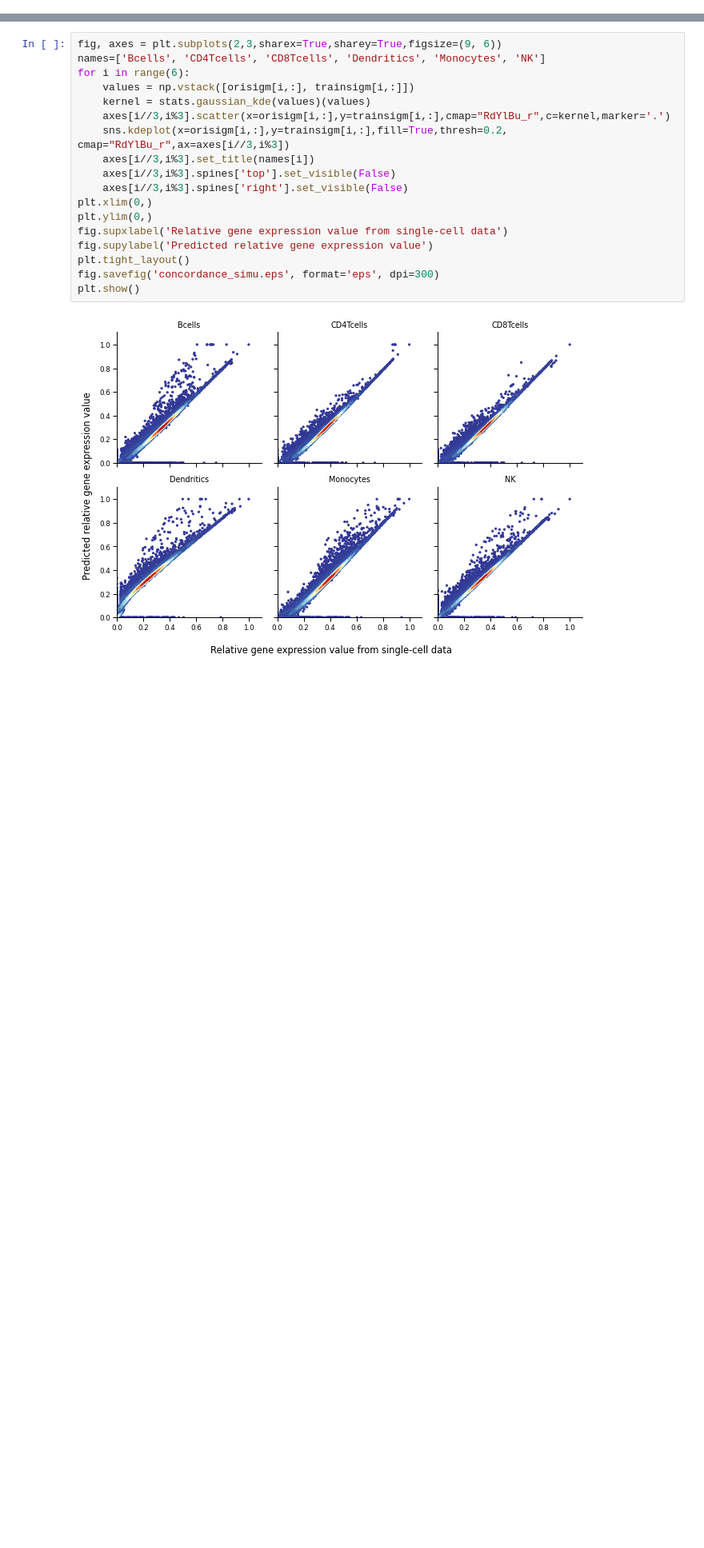
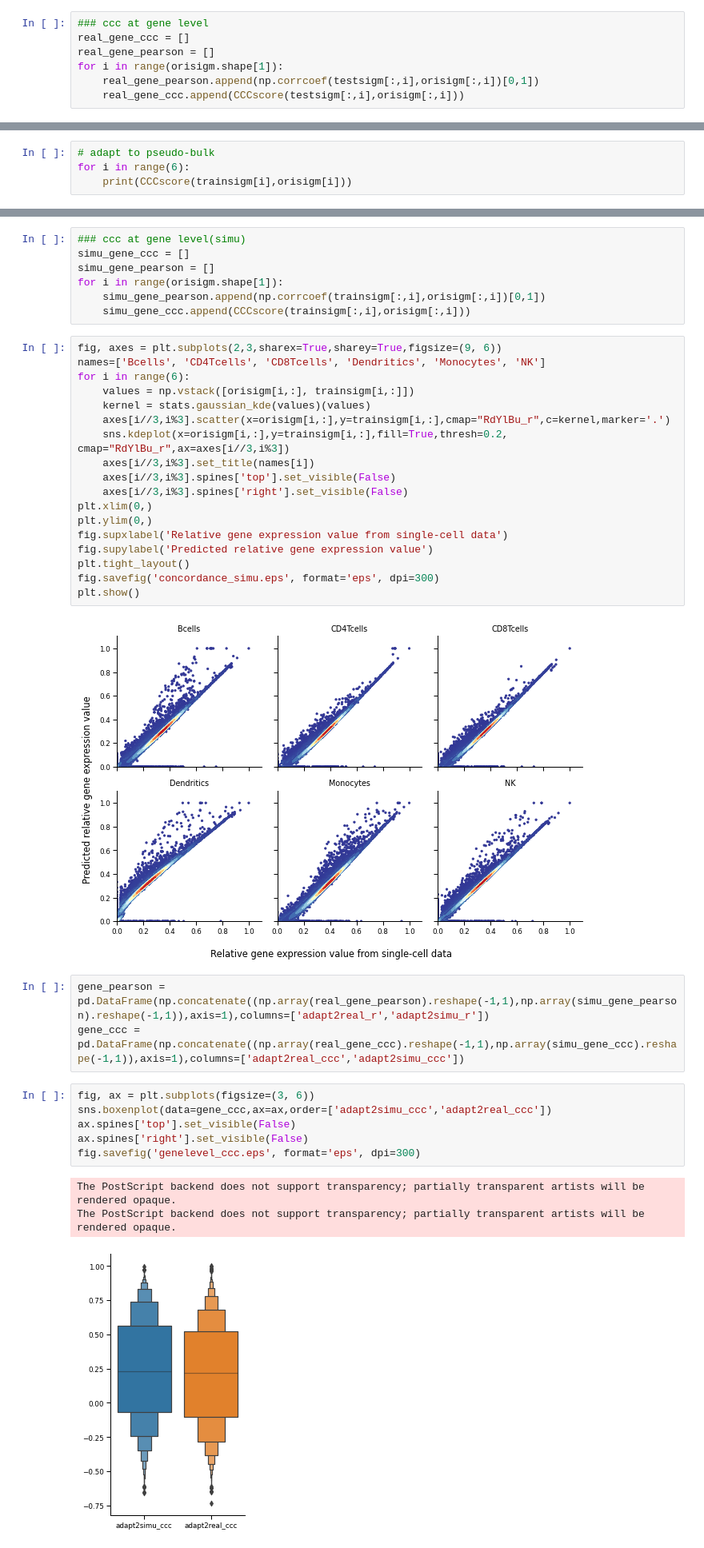
Before and after one commit to poseidonchan/TAPE, a Jupyter notebook: Experiments/Figures/concordance_analysis.ipynb, the cells around one changed output, grey strips where cells are left out. Shown: that part at 80% size. Saved outputs shown, nothing was run; the diff lists cells and outputs as text; blank space fills up the shorter version.

```diff
--- a/Experiments/Figures/concordance_analysis.ipynb
+++ b/Experiments/Figures/concordance_analysis.ipynb
@@ -13,3 +117,10 @@ trainsigm = np.load('trainsigm.npy')
+# %%
+### ccc at gene level
+real_gene_ccc = []
+real_gene_pearson = []
+for i in range(orisigm.shape[1]):
+    real_gene_pearson.append(np.corrcoef(testsigm[:,i],orisigm[:,i])[0,1])
+    real_gene_ccc.append(CCCscore(testsigm[:,i],orisigm[:,i]))
 # %%
 fig, axes = plt.subplots(2,3,sharex=True,sharey=True,figsize=(9, 6))
 names=['Bcells', 'CD4Tcells', 'CD8Tcells', 'Dendritics', 'Monocytes', 'NK']
@@ -30,3 +141,7 @@ fig.savefig('concordance_real.eps', format='eps', dpi=300)
 plt.show()
 # %% [output]
 [figure]
+# %%
+# adapt to pseudo-bulk
+for i in range(6):
+    print(CCCscore(trainsigm[i],orisigm[i]))
@@ -33,3 +155,10 @@ plt.show()
+# %%
+### ccc at gene level(simu)
+simu_gene_ccc = []
+simu_gene_pearson = []
+for i in range(orisigm.shape[1]):
+    simu_gene_pearson.append(np.corrcoef(trainsigm[:,i],orisigm[:,i])[0,1])
+    simu_gene_ccc.append(CCCscore(trainsigm[:,i],orisigm[:,i]))
 # %%
 fig, axes = plt.subplots(2,3,sharex=True,sharey=True,figsize=(9, 6))
 names=['Bcells', 'CD4Tcells', 'CD8Tcells', 'Dendritics', 'Monocytes', 'NK']
@@ -50,3 +179,16 @@ fig.savefig('concordance_simu.eps', format='eps', dpi=300)
 plt.show()
 # %% [output]
 [figure]
+# %%
+gene_pearson = pd.DataFrame(np.concatenate((np.array(real_gene_pearson).reshape(-1,1),np.array(simu_gene_pearson).reshape(-1,1)),axis=1),columns=['adapt2real_r','adapt2simu_r'])
+gene_ccc = pd.DataFrame(np.concatenate((np.array(real_gene_ccc).reshape(-1,1),np.array(simu_gene_ccc).reshape(-1,1)),axis=1),columns=['adapt2real_ccc','adapt2simu_ccc'])
+# %%
+fig, ax = plt.subplots(figsize=(3, 6))
+sns.boxenplot(data=gene_ccc,ax=ax,order=['adapt2simu_ccc','adapt2real_ccc'])
+ax.spines['top'].set_visible(False)
+ax.spines['right'].set_visible(False)
+fig.savefig('genelevel_ccc.eps', format='eps', dpi=300)
+# %% [output]
+The PostScript backend does not support transparency; partially transparent artists will be rendered opaque.
+The PostScript backend does not support transparency; partially transparent artists will be rendered opaque.
+[figure, added]
```
Also changed, not shown: parts of 20 cells of this notebook, 7 other files.
